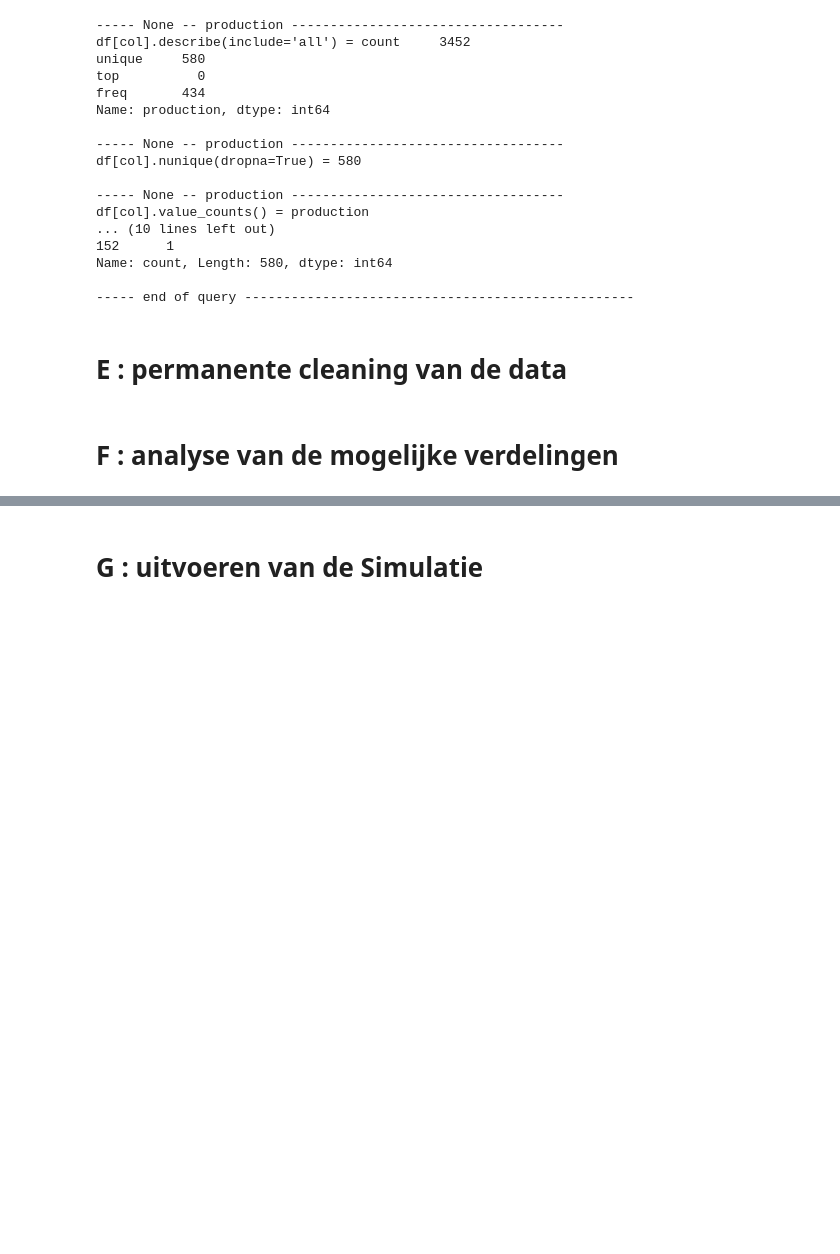
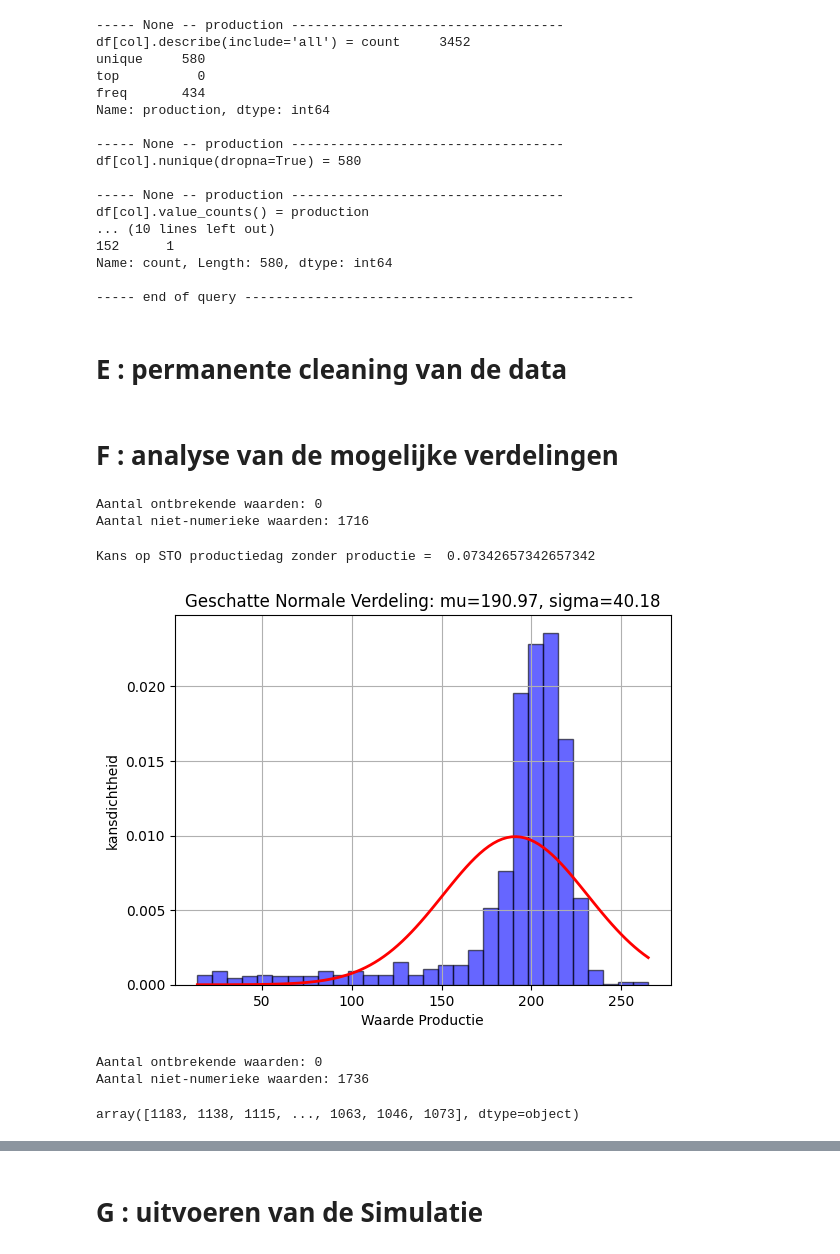
Before and after one commit to timsideanotmine/production, a Jupyter notebook: notebooks/productiemodel.ipynb, the cells around one changed output, grey strips where cells are left out. Saved outputs shown, nothing was run; the diff lists cells and outputs as text; code cells hidden in the pictures; blank space fills up the shorter version.

Commit message:
Een eerste poging om verdelingen  te vinden voor BRU en STO affzonderlijk, op basis van een ChatGPT voorbeeld

```diff
--- a/notebooks/productiemodel.ipynb
+++ b/notebooks/productiemodel.ipynb
@@ -281,3 +240,56 @@ dagelijkse_productie_BRU_geen_productie = dagelijkse_productie_BRU[dagelijkse_pr
 # dagelijkse_productie_BRU_maintenance_removed
 # %% [markdown]
 # F : analyse van de mogelijke verdelingen
+# %%
+#  controle van de kolom productie voor de STO fabriek
+missing_values = dagelijkse_productie_STO['production'].isnull().sum()
+non_numeric_values = (dagelijkse_productie_STO['production'].apply(lambda x: isinstance(x, (int, float)))).sum()
+print(f"Aantal ontbrekende waarden: {missing_values}")
+print(f"Aantal niet-numerieke waarden: {non_numeric_values}")
+# %% [output]
+Aantal ontbrekende waarden: 0
+Aantal niet-numerieke waarden: 1716
+# %%
+# fitting data voor STO fabriek
+dagelijkse_productie_STO['production'] = dagelijkse_productie_STO['production'].apply(pd.to_numeric)
+
+plotdata_STO_zonder_productie_df = dagelijkse_productie_STO[dagelijkse_productie_STO['production'] == 0]
+plotdata_STO_zonder_productie_arr = plotdata_STO_zonder_productie_df['production'].to_numpy()
+print(f"Kans op STO productiedag zonder productie =  {len(plotdata_STO_zonder_productie_arr) / len(dagelijkse_productie_STO['production'])} ")
+
+plotdata_STO_met_productie_df = dagelijkse_productie_STO[dagelijkse_productie_STO['production'] != 0]
+plotdata_STO_met_productie_arr = plotdata_STO_met_productie_df['production'].to_numpy()
+
+mu_STO, sigma_STO = norm.fit(plotdata_STO_met_productie_arr)
+
+# Maak een histogram van de gegevens
+plt.hist(plotdata_STO_met_productie_arr, bins=30, density=True, alpha=0.6, color='b', edgecolor='black')
+
+# Maak een PDF (probability density function) op basis van de geschatte parameters
+x = np.linspace(min(plotdata_STO_met_productie_arr), max(plotdata_STO_met_productie_arr), 100)
+pdf_STO = norm.pdf(x, mu_STO, sigma_STO)
+
+# Plot de PDF
+plt.plot(x, pdf_STO, 'r', linewidth=2)
+plt.title(f'Geschatte Normale Verdeling: mu={mu_STO:.2f}, sigma={sigma_STO:.2f}')
+plt.xlabel('Waarde Productie')
+plt.ylabel('kansdichtheid')
+plt.grid(True)
+plt.show()
+# %% [output]
+Kans op STO productiedag zonder productie =  0.07342657342657342
+[figure, added]
+# %%
+#  controle van de kolom productie voor de BRU fabriek
+missing_values = dagelijkse_productie_BRU['production'].isnull().sum()
+non_numeric_values = (dagelijkse_productie_BRU['production'].apply(lambda x: isinstance(x, (int, float)))).sum()
+print(f"Aantal ontbrekende waarden: {missing_values}")
+print(f"Aantal niet-numerieke waarden: {non_numeric_values}")
+# %% [output]
+Aantal ontbrekende waarden: 0
+Aantal niet-numerieke waarden: 1736
+# %%
+plotdata_BRU = dagelijkse_productie_BRU['production'].to_numpy()
+plotdata_BRU
+# %% [output]
+array([1183, 1138, 1115, ..., 1063, 1046, 1073], dtype=object)
```
Also changed, not shown: parts of 7 cells of this notebook.
